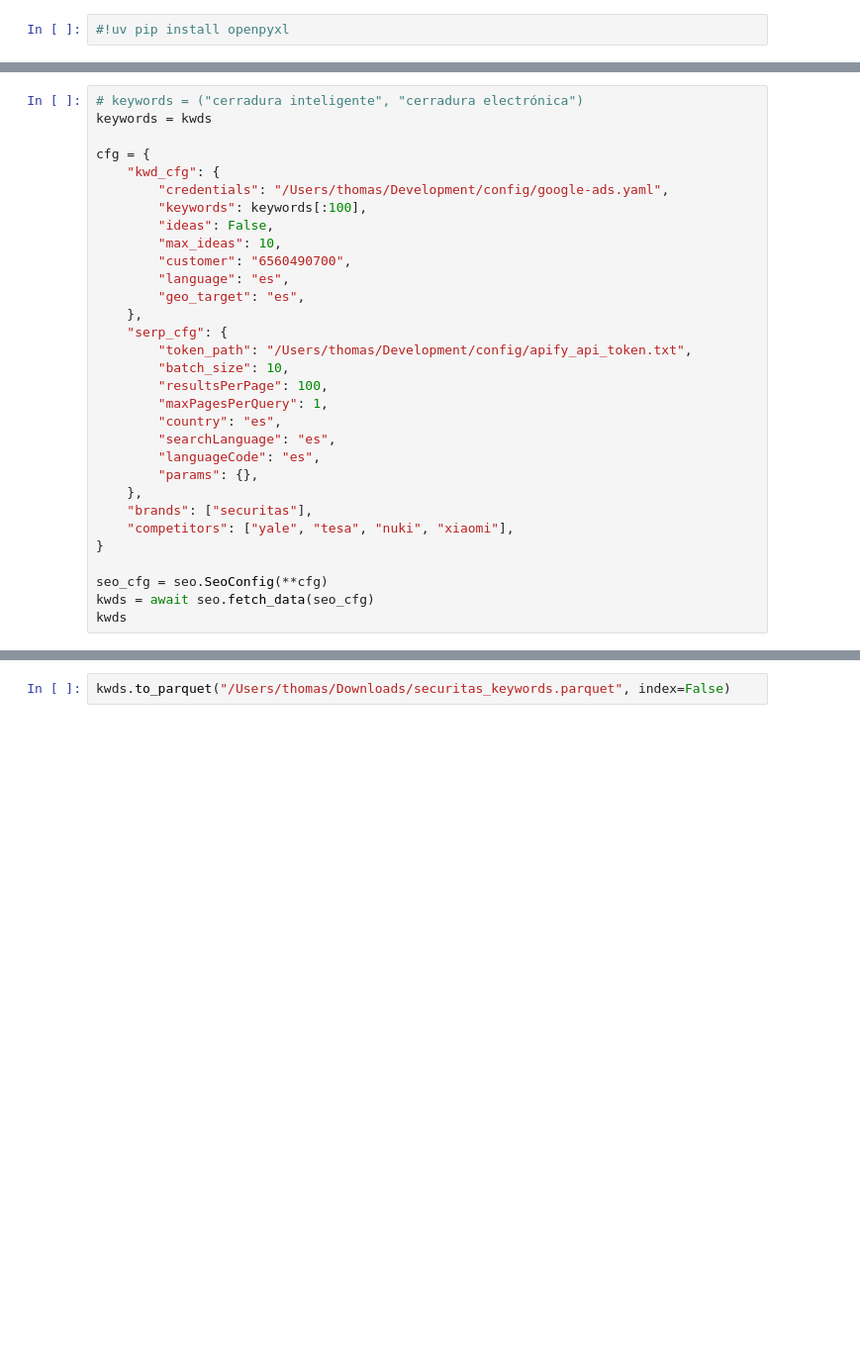
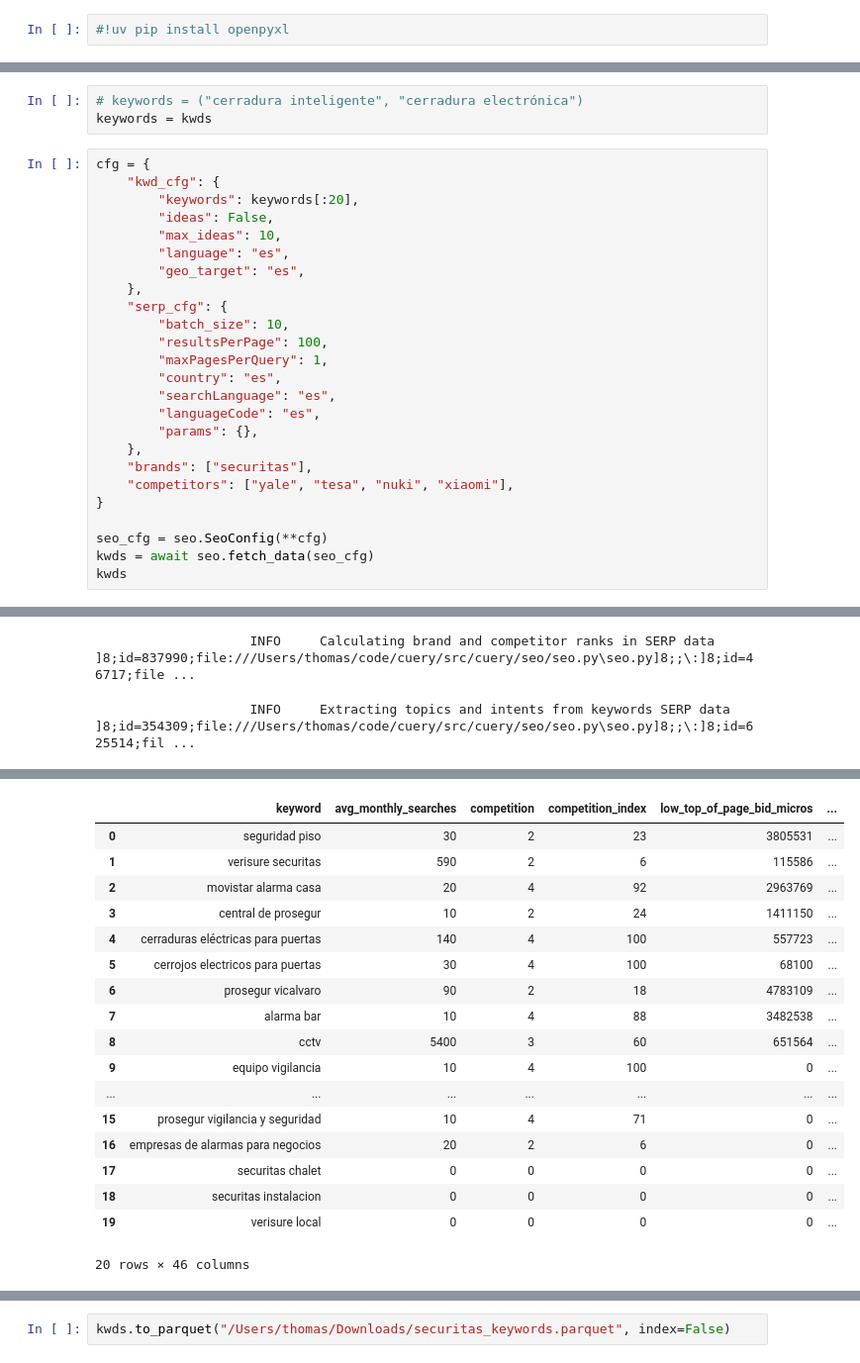
Before and after one commit to graphext/cuery, a Jupyter notebook: notebooks/seo.ipynb, the cells around one changed output, grey strips where cells are left out. Shown at 99% size. Drawn from its saved outputs; the diff is of its cells as text; blank space fills up the shorter version.

Commit message:
Add SEO configuration from env vars only.

```diff
--- a/notebooks/seo.ipynb
+++ b/notebooks/seo.ipynb
@@ -27,19 +57,16 @@ print(kwds[:10])
+# %%
+# keywords = ("cerradura inteligente", "cerradura electrónica")
+keywords = kwds
 # %%
-# keywords = ("cerradura inteligente", "cerradura electrónica")
-keywords = kwds
-
 cfg = {
     "kwd_cfg": {
-        "credentials": "/Users/thomas/Development/config/google-ads.yaml",
-        "keywords": keywords[:100],
+        "keywords": keywords[:20],
         "ideas": False,
         "max_ideas": 10,
-        "customer": "6560490700",
         "language": "es",
         "geo_target": "es",
     },
     "serp_cfg": {
-        "token_path": "/Users/thomas/Development/config/apify_api_token.txt",
         "batch_size": 10,
         "resultsPerPage": 100,
         "maxPagesPerQuery": 1,
@@ -55,3 +82,4 @@ cfg = {
 seo_cfg = seo.SeoConfig(**cfg)
 kwds = await seo.fetch_data(seo_cfg)
 kwds
+# %% [output]
@@ -57,0 +106,2 @@ kwds
+                    INFO     Calculating brand and competitor ranks in SERP data                          ]8;id=837990;file:///Users/thomas/code/cuery/src/cuery/seo/seo.py\seo.py]8;;\:]8;id=46717;file ...
+                    INFO     Extracting topics and intents from keywords SERP data                        ]8;id=354309;file:///Users/thomas/code/cuery/src/cuery/seo/seo.py\seo.py]8;;\:]8;id=625514;fil ...
@@ -57,0 +127,18 @@ kwds
+|  | keyword | avg_monthly_searches | competition | competition_index | low_top_of_page_bid_micros | ... |
+| 0 | seguridad piso | 30 | 2 | 23 | 3805531 | ... |
+| 1 | verisure securitas | 590 | 2 | 6 | 115586 | ... |
+| 2 | movistar alarma casa | 20 | 4 | 92 | 2963769 | ... |
+| 3 | central de prosegur | 10 | 2 | 24 | 1411150 | ... |
+| 4 | cerraduras eléctricas para puertas | 140 | 4 | 100 | 557723 | ... |
+| 5 | cerrojos electricos para puertas | 30 | 4 | 100 | 68100 | ... |
+| 6 | prosegur vicalvaro | 90 | 2 | 18 | 4783109 | ... |
+| 7 | alarma bar | 10 | 4 | 88 | 3482538 | ... |
+| 8 | cctv | 5400 | 3 | 60 | 651564 | ... |
+| 9 | equipo vigilancia | 10 | 4 | 100 | 0 | ... |
+| ... | ... | ... | ... | ... | ... | ... |
+| 15 | prosegur vigilancia y seguridad | 10 | 4 | 71 | 0 | ... |
+| 16 | empresas de alarmas para negocios | 20 | 2 | 6 | 0 | ... |
+| 17 | securitas chalet | 0 | 0 | 0 | 0 | ... |
+| 18 | securitas instalacion | 0 | 0 | 0 | 0 | ... |
+| 19 | verisure local | 0 | 0 | 0 | 0 | ... |
+20 rows × 46 columns
```
Also changed, not shown: parts of 5 cells of this notebook, 5 other files.
